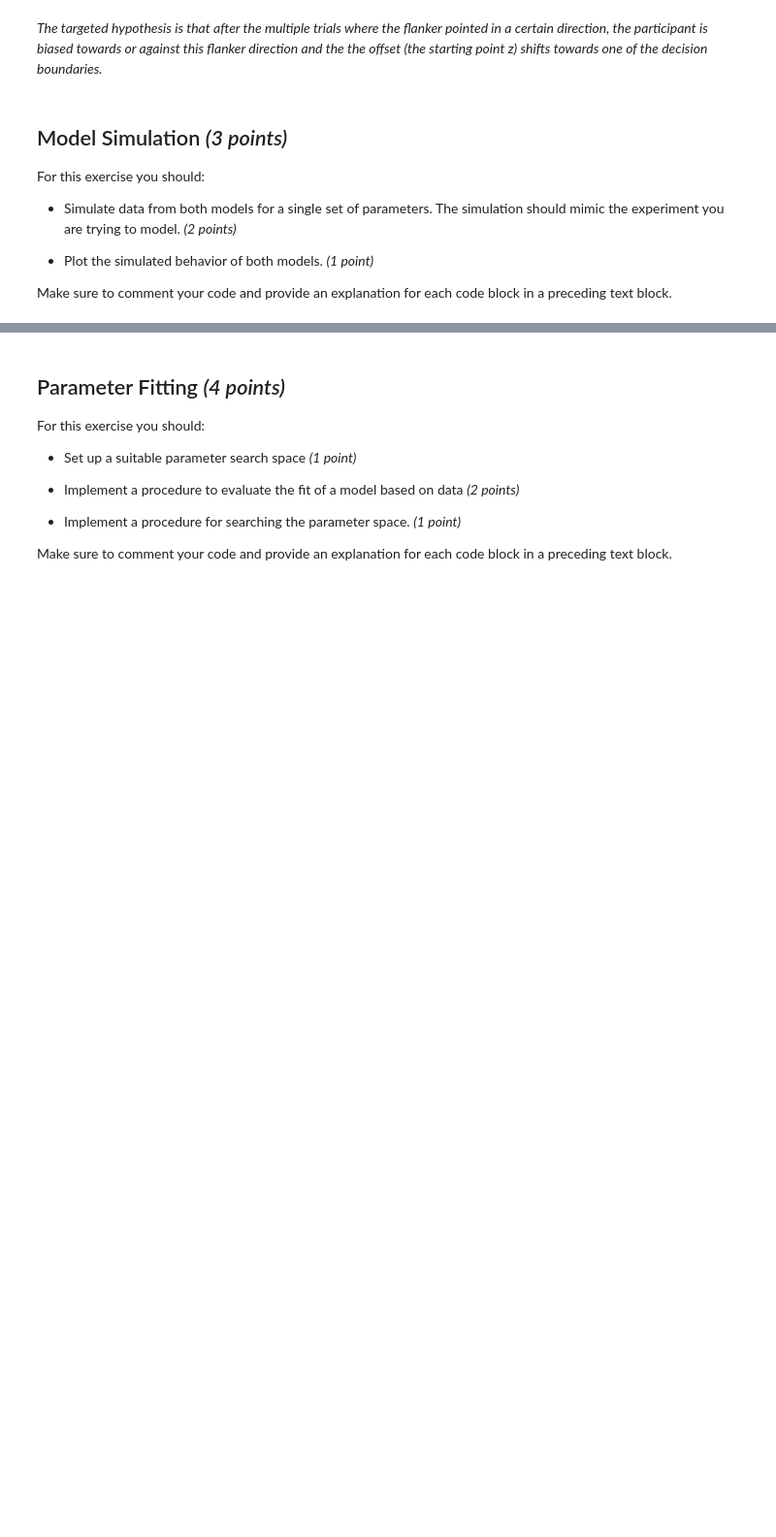
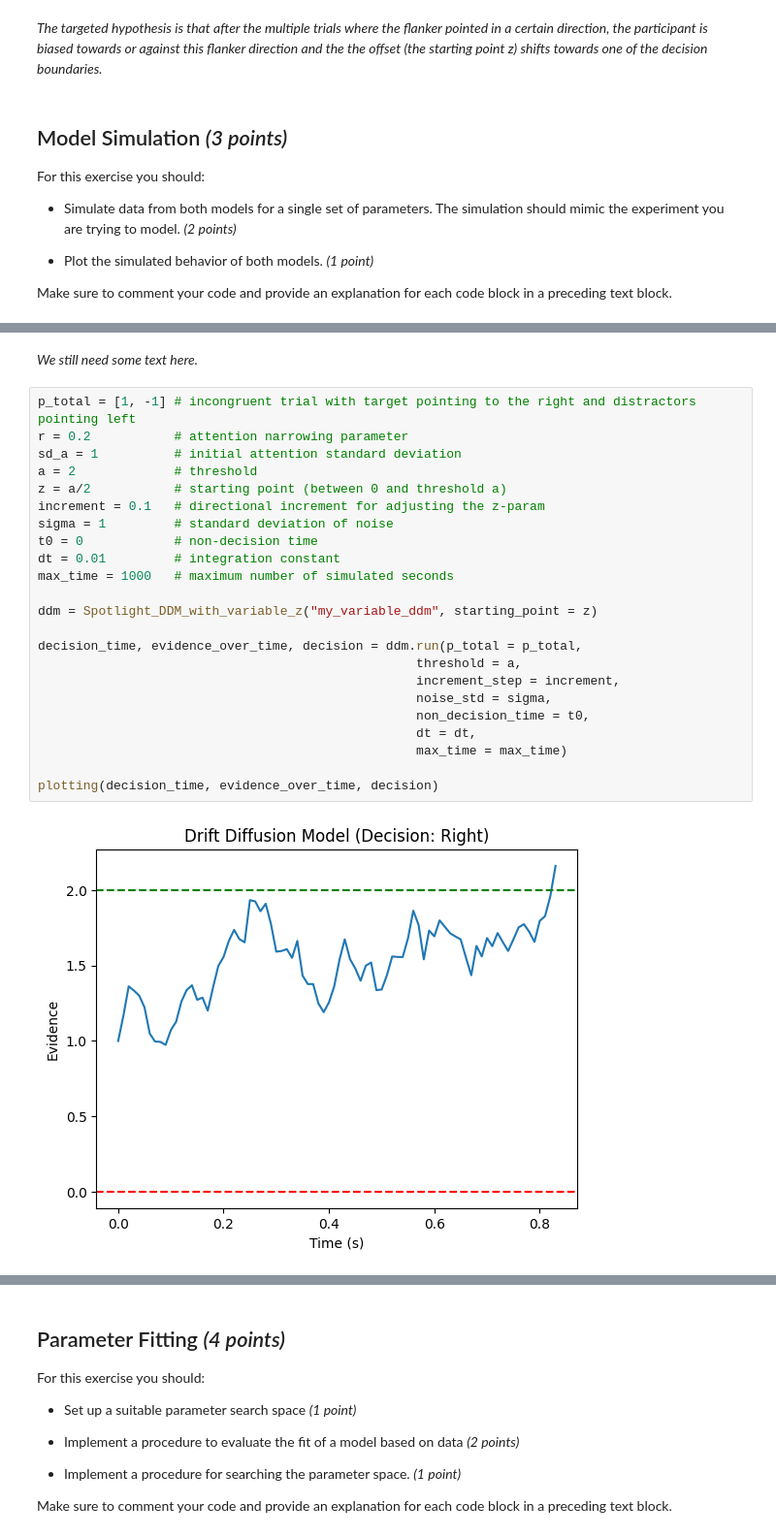
Before and after one commit to mejansen/Project_FlankerTask, a Jupyter notebook: analysis/MiCS_GroupProject_FlankerTask.ipynb, the cells around one changed output, grey strips where cells are left out. Shown at 97% size. Saved outputs shown, nothing was run; the diff lists cells and outputs as text; blank space fills up the shorter version.

```diff
--- a/analysis/MiCS_GroupProject_FlankerTask.ipynb
+++ b/analysis/MiCS_GroupProject_FlankerTask.ipynb
@@ -148,0 +206,27 @@ Make sure to comment your code and provide an explanation for each code block in
+# %% [markdown]
+*We still need some text here.*
+# %%
+p_total = [1, -1] # incongruent trial with target pointing to the right and distractors pointing left
+r = 0.2           # attention narrowing parameter
+sd_a = 1          # initial attention standard deviation
+a = 2             # threshold
+z = a/2           # starting point (between 0 and threshold a)
+increment = 0.1   # directional increment for adjusting the z-param
+sigma = 1         # standard deviation of noise
+t0 = 0            # non-decision time
+dt = 0.01         # integration constant
+max_time = 1000   # maximum number of simulated seconds
+
+ddm = Spotlight_DDM_with_variable_z("my_variable_ddm", starting_point = z)
+
+decision_time, evidence_over_time, decision = ddm.run(p_total = p_total,
+                                                  threshold = a,
+                                                  increment_step = increment,
+                                                  noise_std = sigma,
+                                                  non_decision_time = t0,
+                                                  dt = dt,
+                                                  max_time = max_time)
+
+plotting(decision_time, evidence_over_time, decision)
+# %% [output]
+[figure, added]
```
Also changed, not shown: parts of 13 cells of this notebook, 2 other files.
